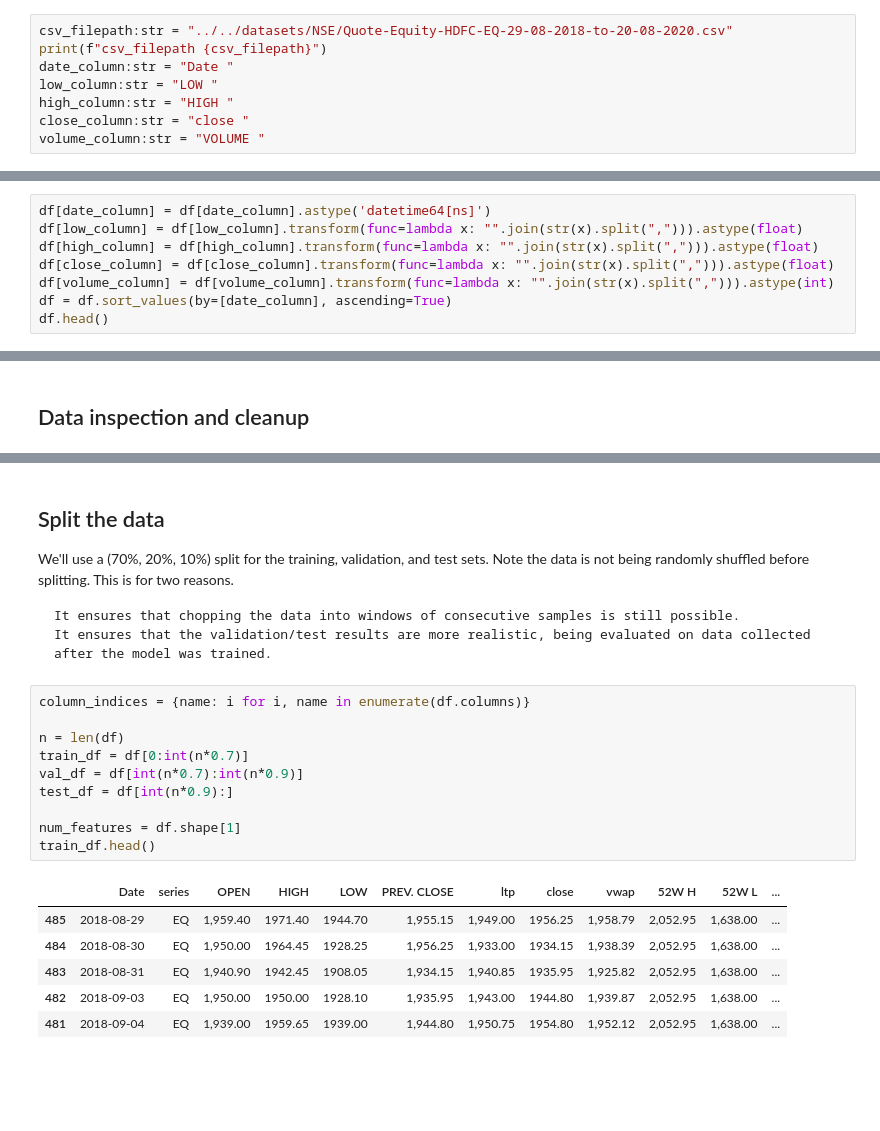
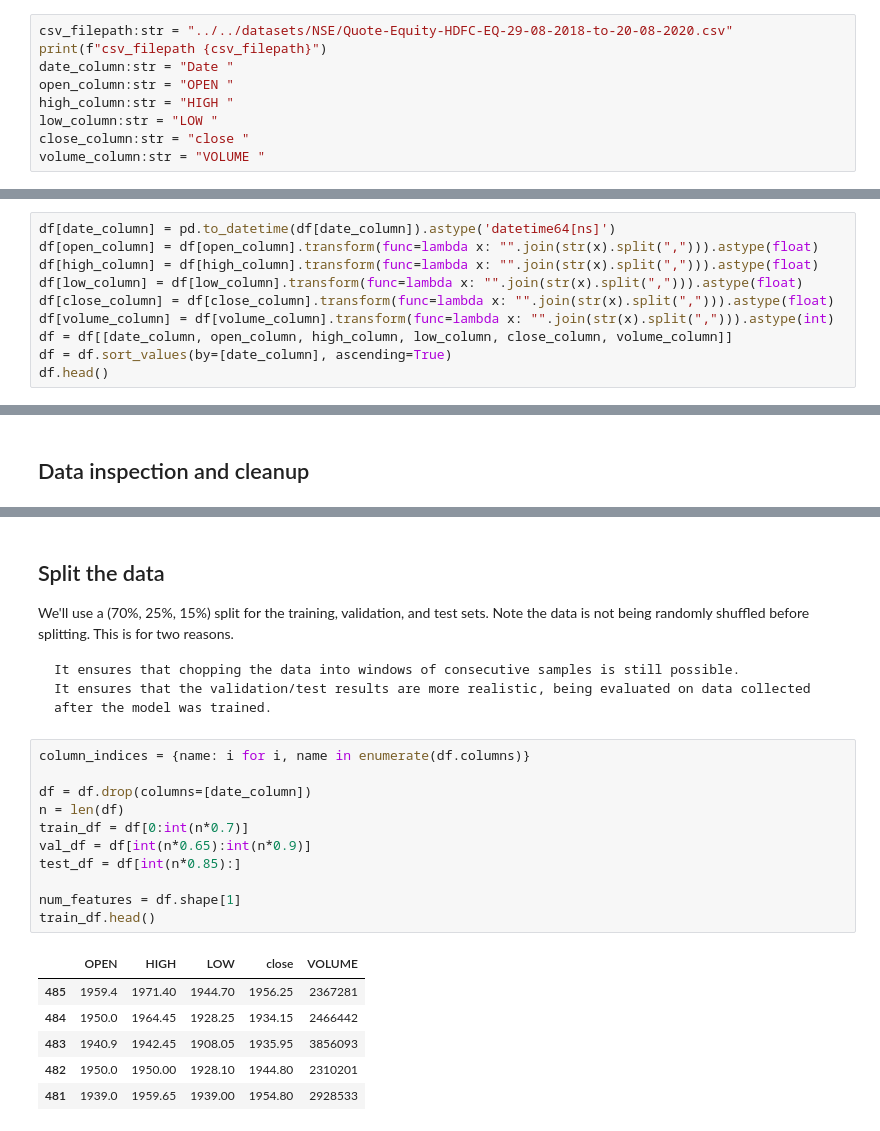
Before and after one commit to algotradeX/atx-sim-pylab, a Jupyter notebook: deeplearning/notebooks/tensor-v2-lstm.ipynb, the cells around one changed output, grey strips where cells are left out. Drawn from its saved outputs; the diff is of its cells as text; blank space fills up the shorter version.

```diff
--- a/deeplearning/notebooks/tensor-v2-lstm.ipynb
+++ b/deeplearning/notebooks/tensor-v2-lstm.ipynb
@@ -19,8 +20,9 @@ sns.set()
 csv_filepath:str = "../../datasets/NSE/Quote-Equity-HDFC-EQ-29-08-2018-to-20-08-2020.csv"
 print(f"csv_filepath {csv_filepath}")
 date_column:str = "Date "
+open_column:str = "OPEN "
+high_column:str = "HIGH "
 low_column:str = "LOW "
-high_column:str = "HIGH "
 close_column:str = "close "
 volume_column:str = "VOLUME "
 # %% [output]
@@ -47,11 +49,13 @@ Index(['Date ', 'series ', 'OPEN ', 'HIGH ', 'LOW ', 'PREV. CLOSE ', 'ltp ',
 | 3 | 2020-08-14 | EQ | 1,818.60 | 1,823.75 | 1,773.25 | 1,804.85 | 1,793.75 | 1,791.70 | 1,796.65 | 2,499.90 | 1,473.45 | ... |
 | 4 | 2020-08-13 | EQ | 1,818.50 | 1,823.65 | 1,799.55 | 1,814.20 | 1,810.00 | 1,804.85 | 1,807.52 | 2,499.90 | 1,473.45 | ... |
 # %%
-df[date_column] = df[date_column].astype('datetime64[ns]')
+df[date_column] = pd.to_datetime(df[date_column]).astype('datetime64[ns]')
+df[open_column] = df[open_column].transform(func=lambda x: "".join(str(x).split(","))).astype(float)
+df[high_column] = df[high_column].transform(func=lambda x: "".join(str(x).split(","))).astype(float)
 df[low_column] = df[low_column].transform(func=lambda x: "".join(str(x).split(","))).astype(float)
-df[high_column] = df[high_column].transform(func=lambda x: "".join(str(x).split(","))).astype(float)
 df[close_column] = df[close_column].transform(func=lambda x: "".join(str(x).split(","))).astype(float)
 df[volume_column] = df[volume_column].transform(func=lambda x: "".join(str(x).split(","))).astype(int)
+df = df[[date_column, open_column, high_column, low_column, close_column, volume_column]]
 df = df.sort_values(by=[date_column], ascending=True)
 df.head()
 # %% [output]
@@ -103,27 +107,28 @@ df.describe().transpose()
 # %% [markdown]
 ## Split the data
 
-We'll use a (70%, 20%, 10%) split for the training, validation, and test sets. Note the data is not being randomly shuffled before splitting. This is for two reasons.
+We'll use a (70%, 25%, 15%) split for the training, validation, and test sets. Note the data is not being randomly shuffled before splitting. This is for two reasons.
 
     It ensures that chopping the data into windows of consecutive samples is still possible.
     It ensures that the validation/test results are more realistic, being evaluated on data collected after the model was trained.
 # %%
 column_indices = {name: i for i, name in enumerate(df.columns)}
 
+df = df.drop(columns=[date_column])
 n = len(df)
 train_df = df[0:int(n*0.7)]
-val_df = df[int(n*0.7):int(n*0.9)]
-test_df = df[int(n*0.9):]
+val_df = df[int(n*0.65):int(n*0.9)]
+test_df = df[int(n*0.85):]
 
 num_features = df.shape[1]
 train_df.head()
 # %% [output]
-|  | Date | series | OPEN | HIGH | LOW | PREV. CLOSE | ltp | close | vwap | 52W H | 52W L | ... |
-| 485 | 2018-08-29 | EQ | 1,959.40 | 1971.40 | 1944.70 | 1,955.15 | 1,949.00 | 1956.25 | 1,958.79 | 2,052.95 | 1,638.00 | ... |
-| 484 | 2018-08-30 | EQ | 1,950.00 | 1964.45 | 1928.25 | 1,956.25 | 1,933.00 | 1934.15 | 1,938.39 | 2,052.95 | 1,638.00 | ... |
-| 483 | 2018-08-31 | EQ | 1,940.90 | 1942.45 | 1908.05 | 1,934.15 | 1,940.85 | 1935.95 | 1,925.82 | 2,052.95 | 1,638.00 | ... |
-| 482 | 2018-09-03 | EQ | 1,950.00 | 1950.00 | 1928.10 | 1,935.95 | 1,943.00 | 1944.80 | 1,939.87 | 2,052.95 | 1,638.00 | ... |
-| 481 | 2018-09-04 | EQ | 1,939.00 | 1959.65 | 1939.00 | 1,944.80 | 1,950.75 | 1954.80 | 1,952.12 | 2,052.95 | 1,638.00 | ... |
+|  | OPEN | HIGH | LOW | close | VOLUME |
+| 485 | 1959.4 | 1971.40 | 1944.70 | 1956.25 | 2367281 |
+| 484 | 1950.0 | 1964.45 | 1928.25 | 1934.15 | 2466442 |
+| 483 | 1940.9 | 1942.45 | 1908.05 | 1935.95 | 3856093 |
+| 482 | 1950.0 | 1950.00 | 1928.10 | 1944.80 | 2310201 |
+| 481 | 1939.0 | 1959.65 | 1939.00 | 1954.80 | 2928533 |
 # %%
 train_mean = train_df.mean()
 train_std = train_df.std()
```
Also changed, not shown: parts of 25 cells of this notebook, 1 other file.
